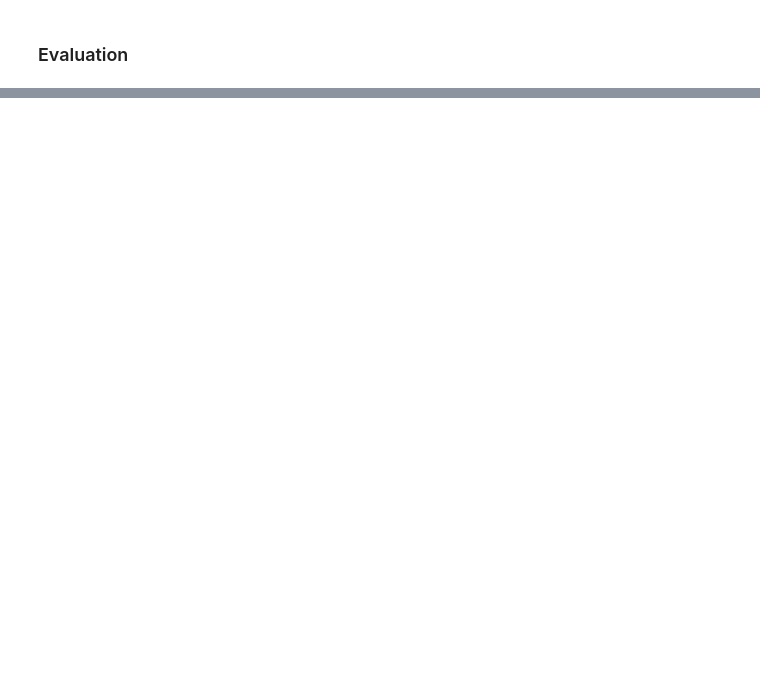
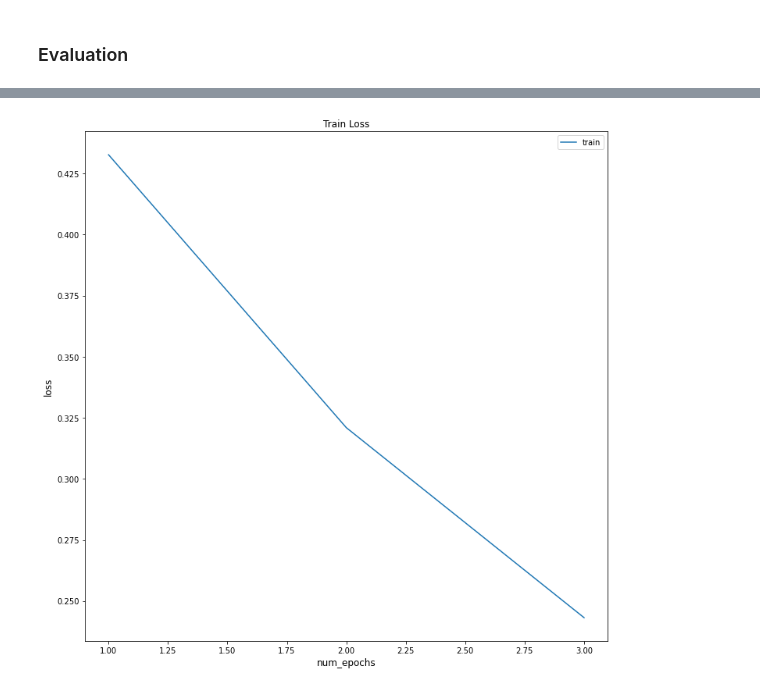
Before and after one commit to nefelitav/vaccine-sentiment-classifier, a Jupyter notebook: notebooks/bert.ipynb, the cells around one changed output, grey strips where cells are left out. Saved outputs shown, nothing was run; the diff lists cells and outputs as text; code cells hidden in the pictures; blank space fills up the shorter version.

```diff
--- a/notebooks/bert.ipynb
+++ b/notebooks/bert.ipynb
@@ -328 +335,13 @@ Precision-Recall-F1 - Training Data :
+# %%
+def plot_graph_loss(epochs):
+    fig = plt.figure(figsize=(12,12))
+    plt.title("Train Loss")
+    plt.plot(list(np.arange(epochs) + 1) , epoch_loss, label='train')
+    plt.xlabel('num_epochs', fontsize=12)
+    plt.ylabel('loss', fontsize=12)
+    plt.legend(['train']);
+
+plot_graph_loss(EPOCHS)
+# %% [output]
+[figure, added]
 # %%
```
Also changed, not shown: parts of 15 cells of this notebook, 1 other file.
